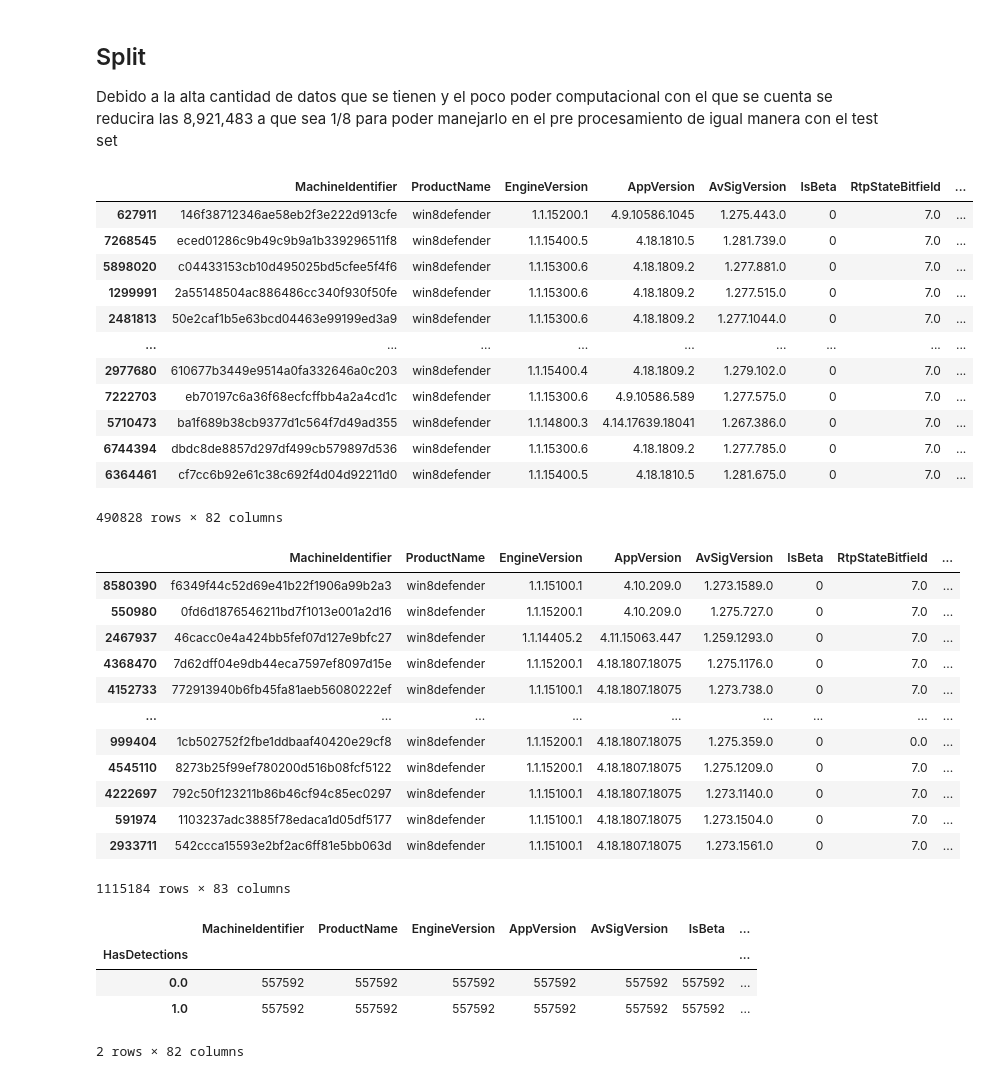
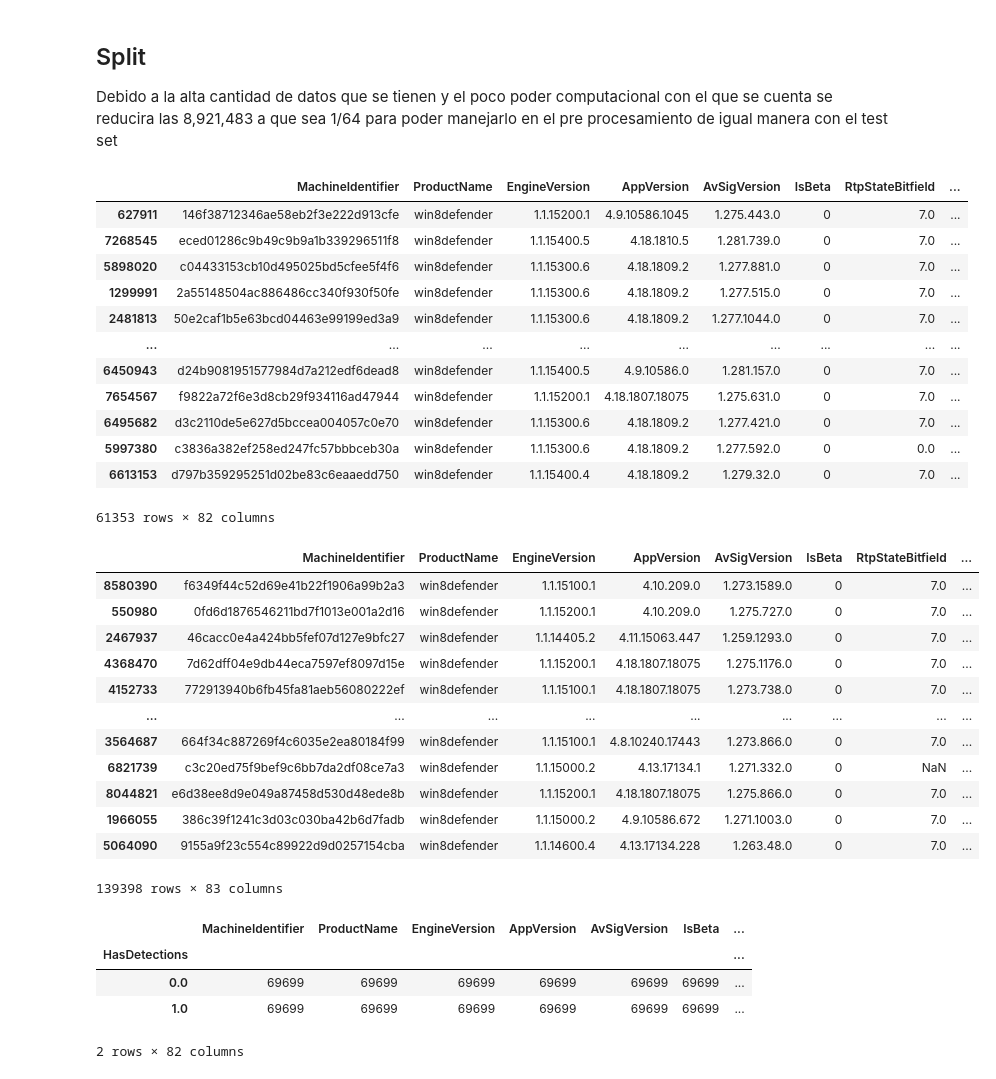
Before and after one commit to DouglasDL28/proyecto2SDS, a Jupyter notebook: Sampling.ipynb, the cells around one changed output. Cells and saved outputs as stored; diff of their text form; code cells hidden in the pictures.

```diff
--- a/Untitled.ipynb
+++ b/Sampling.ipynb
@@ -4,12 +4,12 @@ import numpy as np
 from constants import db_types
 # %% [markdown]
 ## Split
-Debido a la alta cantidad de datos que se tienen y el poco poder computacional con el que se cuenta se reducira las 8,921,483 a que sea 1/8 para poder manejarlo en el pre procesamiento de igual manera con el test set
+Debido a la alta cantidad de datos que se tienen y el poco poder computacional con el que se cuenta se reducira las 8,921,483 a que sea 1/64 para poder manejarlo en el pre procesamiento de igual manera con el test set
 # %%
 malware_data_train = pd.read_csv('train.csv', dtype=db_types)
 malware_data_test = pd.read_csv('test.csv', dtype=db_types)
 # %%
-count = int(malware_data_test.shape[0]/16)
+count = int(malware_data_test.shape[0]/128)
 new_test = malware_data_test.sample(n = count, random_state = 12)
 new_test
 # %% [output]
@@ -20,36 +20,36 @@ new_test
 | 1299991 | 2a55148504ac886486cc340f930f50fe | win8defender | 1.1.15300.6 | 4.18.1809.2 | 1.277.515.0 | 0 | 7.0 | ... |
 | 2481813 | 50e2caf1b5e63bcd04463e99199ed3a9 | win8defender | 1.1.15300.6 | 4.18.1809.2 | 1.277.1044.0 | 0 | 7.0 | ... |
 | ... | ... | ... | ... | ... | ... | ... | ... | ... |
-| 2977680 | 610677b3449e9514a0fa332646a0c203 | win8defender | 1.1.15400.4 | 4.18.1809.2 | 1.279.102.0 | 0 | 7.0 | ... |
-| 7222703 | eb70197c6a36f68ecfcffbb4a2a4cd1c | win8defender | 1.1.15300.6 | 4.9.10586.589 | 1.277.575.0 | 0 | 7.0 | ... |
-| 5710473 | ba1f689b38cb9377d1c564f7d49ad355 | win8defender | 1.1.14800.3 | 4.14.17639.18041 | 1.267.386.0 | 0 | 7.0 | ... |
-| 6744394 | dbdc8de8857d297df499cb579897d536 | win8defender | 1.1.15300.6 | 4.18.1809.2 | 1.277.785.0 | 0 | 7.0 | ... |
-| 6364461 | cf7cc6b92e61c38c692f4d04d92211d0 | win8defender | 1.1.15400.5 | 4.18.1810.5 | 1.281.675.0 | 0 | 7.0 | ... |
+| 6450943 | d24b9081951577984d7a212edf6dead8 | win8defender | 1.1.15400.5 | 4.9.10586.0 | 1.281.157.0 | 0 | 7.0 | ... |
+| 7654567 | f9822a72f6e3d8cb29f934116ad47944 | win8defender | 1.1.15200.1 | 4.18.1807.18075 | 1.275.631.0 | 0 | 7.0 | ... |
+| 6495682 | d3c2110de5e627d5bccea004057c0e70 | win8defender | 1.1.15300.6 | 4.18.1809.2 | 1.277.421.0 | 0 | 7.0 | ... |
+| 5997380 | c3836a382ef258ed247fc57bbbceb30a | win8defender | 1.1.15300.6 | 4.18.1809.2 | 1.277.592.0 | 0 | 0.0 | ... |
+| 6613153 | d797b359295251d02be83c6eaaedd750 | win8defender | 1.1.15400.4 | 4.18.1809.2 | 1.279.32.0 | 0 | 7.0 | ... |
-490828 rows × 82 columns
+61353 rows × 82 columns
 # %%
-count = int(malware_data_train.shape[0]/16)
+count = int(malware_data_train.shape[0]/128)
 grouped = malware_data_train.groupby('HasDetections', group_keys=False)
 new_train = grouped.apply(lambda x: x.sample(min(len(x), count), random_state = 12))
 new_train
 # %% [output]
 |  | MachineIdentifier | ProductName | EngineVersion | AppVersion | AvSigVersion | IsBeta | RtpStateBitfield | ... |
 | 8580390 | f6349f44c52d69e41b22f1906a99b2a3 | win8defender | 1.1.15100.1 | 4.10.209.0 | 1.273.1589.0 | 0 | 7.0 | ... |
 | 550980 | 0fd6d1876546211bd7f1013e001a2d16 | win8defender | 1.1.15200.1 | 4.10.209.0 | 1.275.727.0 | 0 | 7.0 | ... |
 | 2467937 | 46cacc0e4a424bb5fef07d127e9bfc27 | win8defender | 1.1.14405.2 | 4.11.15063.447 | 1.259.1293.0 | 0 | 7.0 | ... |
 | 4368470 | 7d62dff04e9db44eca7597ef8097d15e | win8defender | 1.1.15200.1 | 4.18.1807.18075 | 1.275.1176.0 | 0 | 7.0 | ... |
 | 4152733 | 772913940b6fb45fa81aeb56080222ef | win8defender | 1.1.15100.1 | 4.18.1807.18075 | 1.273.738.0 | 0 | 7.0 | ... |
 | ... | ... | ... | ... | ... | ... | ... | ... | ... |
-| 999404 | 1cb502752f2fbe1ddbaaf40420e29cf8 | win8defender | 1.1.15200.1 | 4.18.1807.18075 | 1.275.359.0 | 0 | 0.0 | ... |
-| 4545110 | 8273b25f99ef780200d516b08fcf5122 | win8defender | 1.1.15200.1 | 4.18.1807.18075 | 1.275.1209.0 | 0 | 7.0 | ... |
-| 4222697 | 792c50f123211b86b46cf94c85ec0297 | win8defender | 1.1.15100.1 | 4.18.1807.18075 | 1.273.1140.0 | 0 | 7.0 | ... |
-| 591974 | 1103237adc3885f78edaca1d05df5177 | win8defender | 1.1.15100.1 | 4.18.1807.18075 | 1.273.1504.0 | 0 | 7.0 | ... |
-| 2933711 | 542ccca15593e2bf2ac6ff81e5bb063d | win8defender | 1.1.15100.1 | 4.18.1807.18075 | 1.273.1561.0 | 0 | 7.0 | ... |
+| 3564687 | 664f34c887269f4c6035e2ea80184f99 | win8defender | 1.1.15100.1 | 4.8.10240.17443 | 1.273.866.0 | 0 | 7.0 | ... |
+| 6821739 | c3c20ed75f9bef9c6bb7da2df08ce7a3 | win8defender | 1.1.15000.2 | 4.13.17134.1 | 1.271.332.0 | 0 | NaN | ... |
+| 8044821 | e6d38ee8d9e049a87458d530d48ede8b | win8defender | 1.1.15200.1 | 4.18.1807.18075 | 1.275.866.0 | 0 | 7.0 | ... |
+| 1966055 | 386c39f1241c3d03c030ba42b6d7fadb | win8defender | 1.1.15000.2 | 4.9.10586.672 | 1.271.1003.0 | 0 | 7.0 | ... |
+| 5064090 | 9155a9f23c554c89922d9d0257154cba | win8defender | 1.1.14600.4 | 4.13.17134.228 | 1.263.48.0 | 0 | 7.0 | ... |
-1115184 rows × 83 columns
+139398 rows × 83 columns
 # %%
 new_train.groupby('HasDetections', group_keys=False).count()
 # %% [output]
 |  | MachineIdentifier | ProductName | EngineVersion | AppVersion | AvSigVersion | IsBeta | ... |
 | HasDetections |  |  |  |  |  |  | ... |
-| 0.0 | 557592 | 557592 | 557592 | 557592 | 557592 | 557592 | ... |
-| 1.0 | 557592 | 557592 | 557592 | 557592 | 557592 | 557592 | ... |
+| 0.0 | 69699 | 69699 | 69699 | 69699 | 69699 | 69699 | ... |
+| 1.0 | 69699 | 69699 | 69699 | 69699 | 69699 | 69699 | ... |
 2 rows × 82 columns
```
Also changed, not shown: parts of 1 cell of this notebook, 4 other files.
